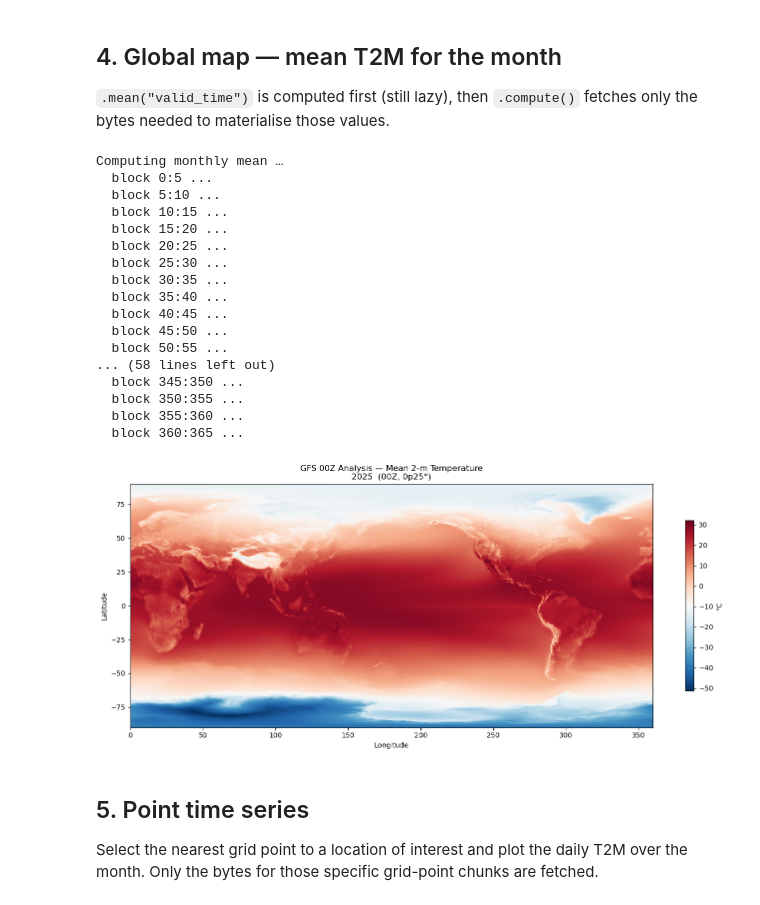
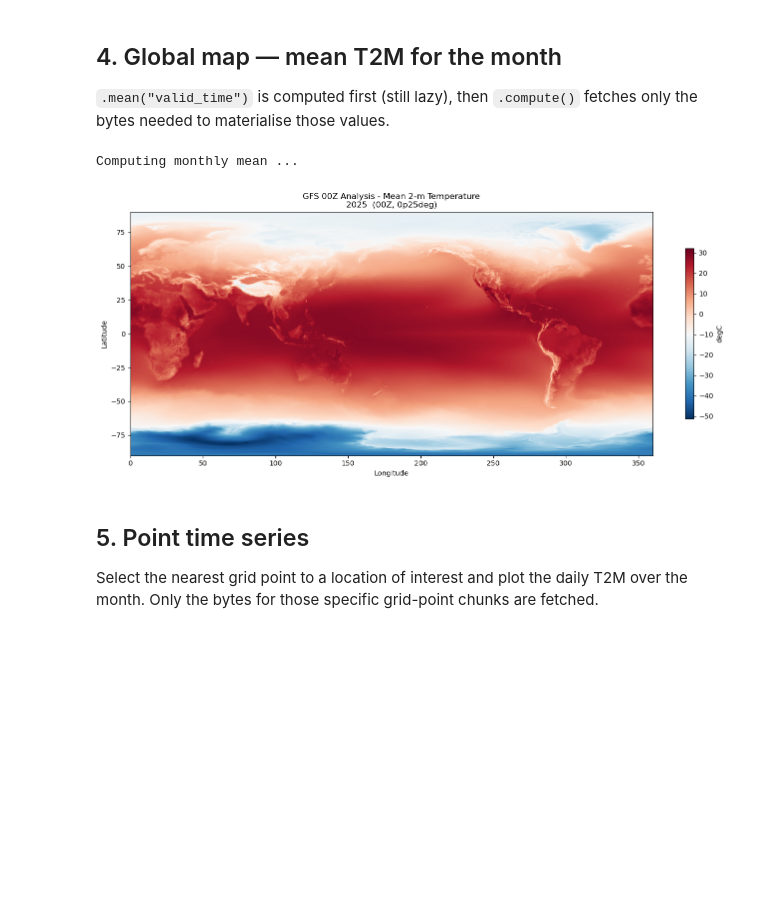
Before and after one commit to NOAA-MDL/grib2io, a Jupyter notebook: demos/gfs_monthly_t2m.ipynb, the cells around one changed output. Drawn from its saved outputs; the diff is of its cells as text; code cells hidden in the pictures; blank space fills up the shorter version.

```diff
--- a/demos/gfs_monthly_t2m.ipynb
+++ b/demos/gfs_monthly_t2m.ipynb
@@ -53,6 +113,9 @@ YEAR = "2025"  # any YYYY present in the bucket
 GRID = "0p25"  # 0.25-degree global grid
 CYCLE = "00"  # 00Z analysis
 FORECAST = "f000"  # analysis hour (zero-lead)
+
+# Keep Icechunk enabled for fast virtualized reads.
+USE_ICECHUNK = True
 
 # More tolerant network settings for remote NOAA S3 reads via s3fs/botocore.
 storage_options = {
@@ -65,7 +128,7 @@ storage_options = {
 }
 
 # Filter to 2-metre temperature only — skips all other variables during scanning.
-# typeOfFirstFixedSurface=103 → "height above ground (m)"; level=2 → 2 m
+# typeOfFirstFixedSurface=103 -> "height above ground (m)"; level=2 -> 2 m
 T2M_FILTERS = {"shortName": "TMP", "typeOfFirstFixedSurface": 103}
 
 # Build URLs for the selected year.
@@ -78,6 +141,7 @@ urls2 = [f"s3://{BUCKET}/gfs.{d.strftime('%Y%m%d')}/{CYCLE}/atmos/gfs.t{CYCLE}z.
 print(f"Period: {PERIOD_LABEL}  ({len(urls)} files)")
 print("First:", urls[0])
 print("Last: ", urls[-1])
+print(f"use_icechunk={USE_ICECHUNK}")
 # %% [output]
 Period: 2025  (365 files)
 First: s3://noaa-gfs-bdp-pds/gfs.20250101/00/atmos/gfs.t00z.pgrb2.0p25.f000
@@ -193,20 +272,20 @@ Data variables:
 # %%
-# The multi-file open_grib2 already produced a dataset with valid_time dimension.
+# The multi-file xarray open produced a dataset with a valid_time dimension.
 # Select TMP and squeeze height_above_ground if present.
 t2m_monthly = ds[T2M_VAR]
 if "height_above_ground" in t2m_monthly.dims:
     t2m_monthly = t2m_monthly.isel(height_above_ground=0)
 t2m120 = ds120[T2M_VAR].isel(height_above_ground=0)
-# Convert K → °C for readability
+# Convert K -> degC for readability
 t2m_monthly = t2m_monthly - 273.15
 t2m120 = t2m120 - 273.15
 
-t2m_monthly.attrs["units"] = "°C"
-t2m120.attrs["units"] = "°C"
+t2m_monthly.attrs["units"] = "degC"
+t2m120.attrs["units"] = "degC"
 t2m_monthly.attrs["long_name"] = "2-metre Temperature"
-t2m120.attrs["long_name"] = "2-metre Temperature (t+120h forecast)"
-
+t2m120.attrs["long_name"] = "2-metre Temperature"
 print(t2m_monthly)
+print(t2m120)
 # %% [output]
 <xarray.DataArray 'TMP' (valid_time: 365, y: 721, x: 1440)> Size: 2GB
 dask.array<sub, shape=(365, 721, 1440), dtype=float32, chunksize=(1, 721, 1440), chunktype=numpy.ndarray>
@@ -234,81 +310,31 @@ Attributes:
 `.mean("valid_time")` is computed first (still lazy), then `.compute()` fetches
 only the bytes needed to materialise those values.
 # %%
-import time
+print("Computing monthly mean ...")
 
-print("Computing monthly mean …")
-
-
-def compute_with_retries(arr, *, max_attempts=6, base_sleep=2):
-    """Retry lazy S3-backed compute on transient timeout/network errors."""
-    for attempt in range(1, max_attempts + 1):
-        try:
-            return arr.compute()
-        except Exception as exc:
-            msg = str(exc).lower()
-            transient = "icechunkerror" in type(exc).__name__.lower() or "timeout" in msg or "timed out" in msg or "connect" in msg
-            if (not transient) or attempt == max_attempts:
-                raise
-            sleep_s = base_sleep**attempt
-            print(f"Transient read error ({type(exc).__name__}) on attempt {attempt}/{max_attempts}; retrying in {sleep_s}s...")
-            time.sleep(sleep_s)
-
-
-def resilient_time_mean(arr, *, dim="valid_time", block=7):
-    """Compute mean in small retried blocks to avoid one huge remote read graph."""
-    n = int(arr.sizes[dim])
-    weighted_sums = []
-    weights = []
-    for start in range(0, n, block):
-        stop = min(start + block, n)
-        print(f"  block {start}:{stop} ...")
-        block_mean = compute_with_retries(arr.isel({dim: slice(start, stop)}).mean(dim))
-        weight = stop - start
-        weighted_sums.append(block_mean * weight)
-        weights.append(weight)
-    return sum(weighted_sums) / sum(weights)
-
-
-# Compute in smaller retried chunks rather than a single large remote graph.
-t2m_mean = resilient_time_mean(t2m_monthly, dim="valid_time", block=5)
+t2m_mean = compute(t2m_monthly.mean("valid_time"))
 
 # ---- plot ----------------------------------------------------------------
 lats = t2m_mean.coords.get("latitude", t2m_mean.coords.get("y", None))
 lons = t2m_mean.coords.get("longitude", t2m_mean.coords.get("x", None))
 
 fig, ax = plt.subplots(figsize=(14, 6))
 if lats is not None and lons is not None:
     pcm = ax.pcolormesh(lons, lats, t2m_mean.values, cmap="RdBu_r", shading="auto")
     ax.set_xlabel("Longitude")
     ax.set_ylabel("Latitude")
 else:
     pcm = ax.imshow(t2m_mean.values, origin="upper", cmap="RdBu_r", aspect="auto")
     ax.set_xlabel("x index")
     ax.set_ylabel("y index")
 
-plt.colorbar(pcm, ax=ax, label="°C", shrink=0.7)
-ax.set_title(f"GFS 00Z Analysis — Mean 2-m Temperature\n{PERIOD_LABEL}  (00Z, {GRID}°)")
+plt.colorbar(pcm, ax=ax, label="degC", shrink=0.7)
+ax.set_title(f"GFS 00Z Analysis - Mean 2-m Temperature\n{PERIOD_LABEL}  (00Z, {GRID}deg)")
 plt.tight_layout()
 plt.show()
 # %% [output]
-Computing monthly mean …
-  block 0:5 ...
-  block 5:10 ...
-  block 10:15 ...
-  block 15:20 ...
-  block 20:25 ...
-  block 25:30 ...
-  block 30:35 ...
-  block 35:40 ...
-  block 40:45 ...
-  block 45:50 ...
-  block 50:55 ...
-... (58 lines left out)
-  block 345:350 ...
-  block 350:355 ...
-  block 355:360 ...
-  block 360:365 ...
+Computing monthly mean ...
-[figure, old version]
+[figure, new version]
 # %% [markdown]
 ## 5. Point time series
 
```
Also changed, not shown: parts of 9 cells of this notebook, 8 other files.
